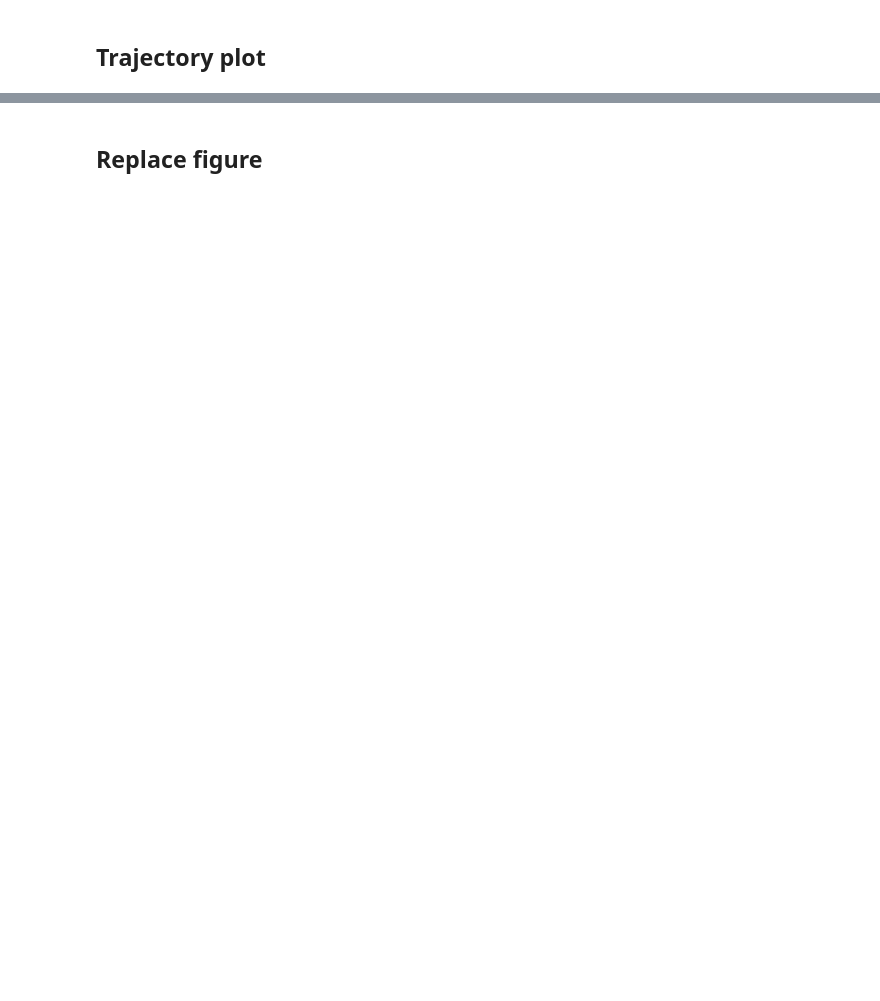
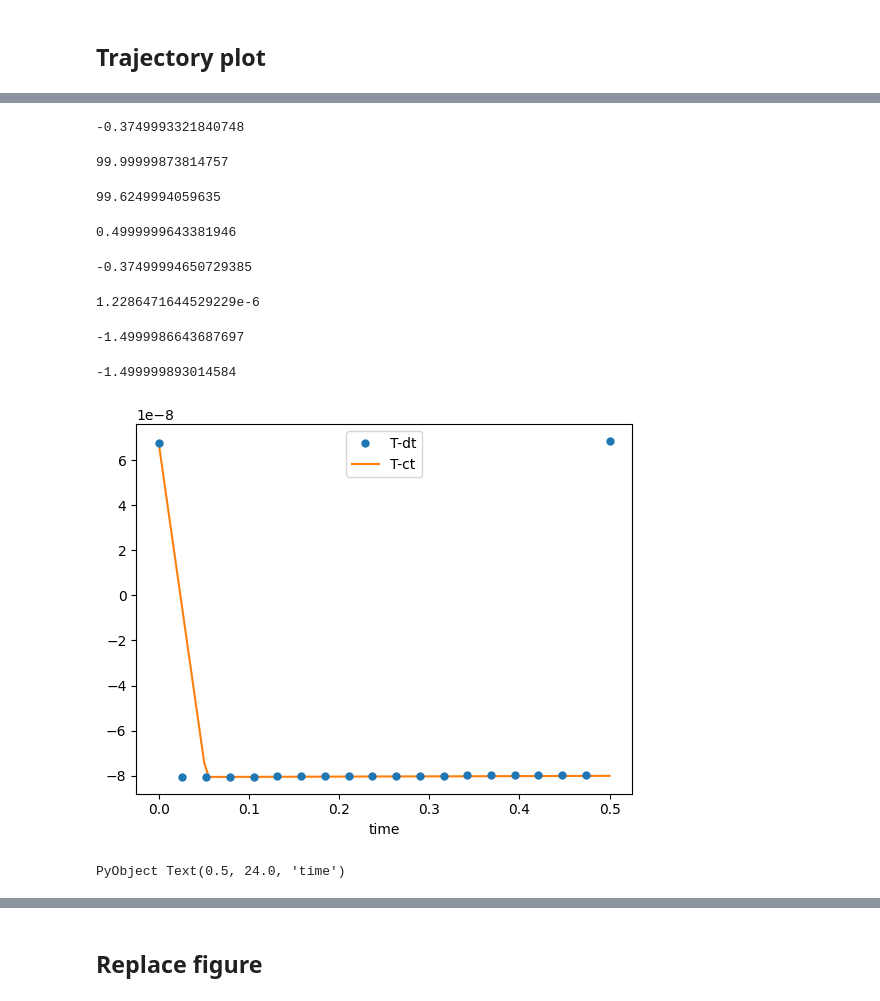
Before and after one commit to UW-ACL/SCPToolbox_tutorial, a Jupyter notebook: src/p4_rocket.ipynb, the cells around one changed output, grey strips where cells are left out. Cells and saved outputs as stored; diff of their text form; code cells hidden in the pictures; blank space fills up the shorter version.

```diff
--- a/src/p4_rocket.ipynb
+++ b/src/p4_rocket.ipynb
@@ -357,0 +391,41 @@ Closest candidates are:
+# %%
+display(xc[2, end]-xc[2, 1])
+display(xc[2, 1])
+display(xc[2, end])
+# %% [output]
+-0.3749993321840748
+99.99999873814757
+99.6249994059635
+# %%
+tf
+# %% [output]
+0.4999999643381946
+# %%
+-0.5*g*(tf)^2
+# %% [output]
+-0.37499994650729385
+# %%
+display(xc[4, 1])
+display(xc[4, end])
+# %% [output]
+1.2286471644529229e-6
+-1.4999986643687697
+# %%
+-g*tf
+# %% [output]
+-1.499999893014584
+# %%
+fig = plt.figure()
+ax = fig.add_subplot(111)
+
+uc = hcat([sample(sol.uc, t) for t in tc]...)
+
+ax.plot(td, ud[1, :], marker=".", markersize=10, linestyle="none", label="T-dt", zorder=100)
+ax.plot(tc, uc[1, :], linestyle="-", label="T-ct")
+
+ax.legend()
+
+ax.set_xlabel("time")
+# %% [output]
+[figure, added]
+PyObject Text(0.5, 24.0, 'time')
```
Also changed, not shown: parts of 32 cells of this notebook.
